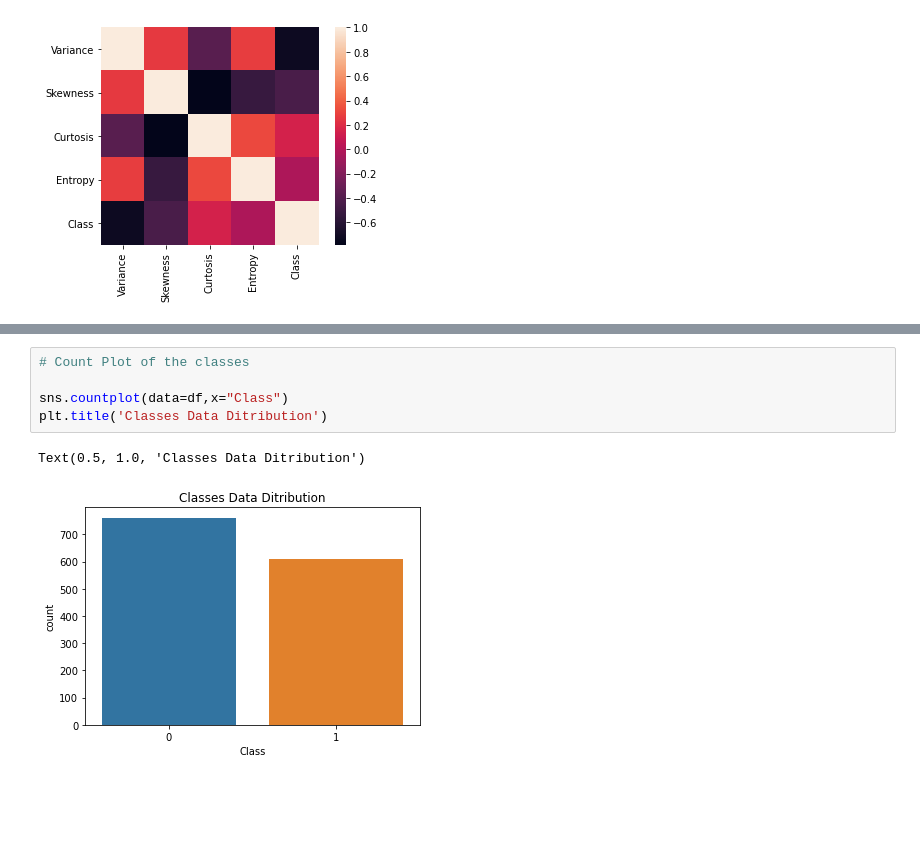
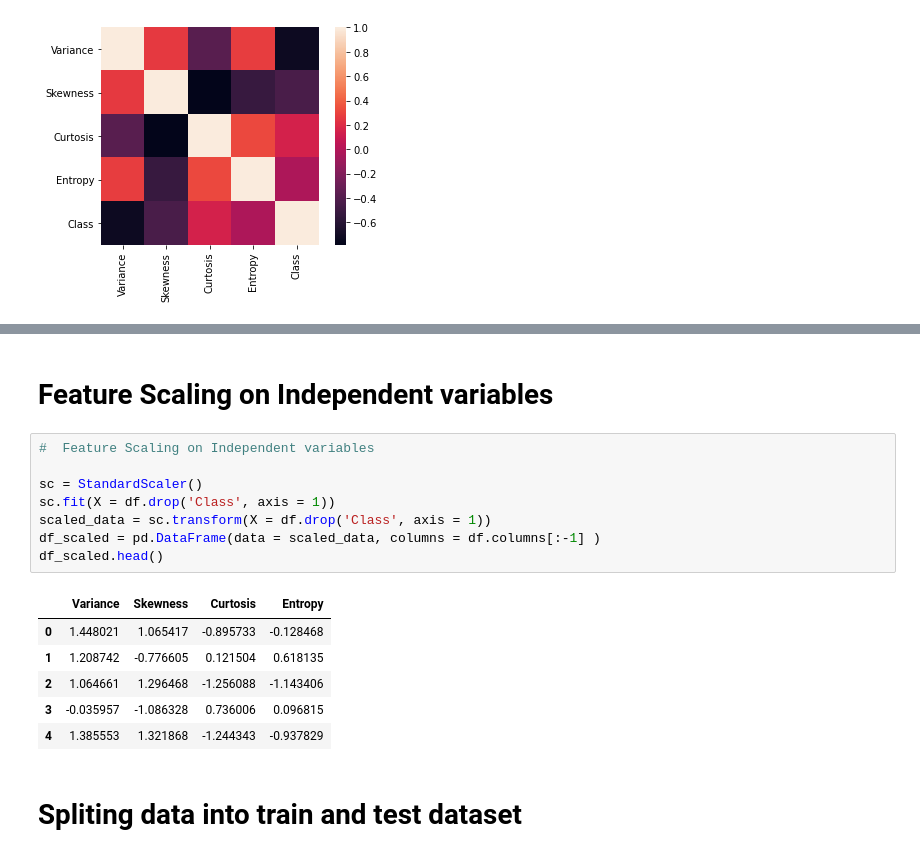
Before and after one commit to BITS-DS-MTECH-G41/ML-assignment-1, a Jupyter notebook: ML_ASSIGNMENT_GROUP41.ipynb, the cells around one changed output, grey strips where cells are left out. Cells and saved outputs as stored; diff of their text form; blank space fills up the shorter version.

```diff
--- a/ML_ASSIGNMENT_GROUP41.ipynb
+++ b/ML_ASSIGNMENT_GROUP41.ipynb
@@ -78,8 +104,19 @@ sns.pairplot(df,hue='Class');
-# %%
-# Count Plot of the classes
-
-sns.countplot(data=df,x="Class")
-plt.title('Classes Data Ditribution')
-# %% [output]
-Text(0.5, 1.0, 'Classes Data Ditribution')
-[figure, removed]
+# %% [markdown]
+#  Feature Scaling on Independent variables
+# %%
+#  Feature Scaling on Independent variables
+
+sc = StandardScaler()
+sc.fit(X = df.drop('Class', axis = 1))
+scaled_data = sc.transform(X = df.drop('Class', axis = 1))
+df_scaled = pd.DataFrame(data = scaled_data, columns = df.columns[:-1] )
+df_scaled.head()
+# %% [output]
+|  | Variance | Skewness | Curtosis | Entropy |
+| 0 | 1.448021 | 1.065417 | -0.895733 | -0.128468 |
+| 1 | 1.208742 | -0.776605 | 0.121504 | 0.618135 |
+| 2 | 1.064661 | 1.296468 | -1.256088 | -1.143406 |
+| 3 | -0.035957 | -1.086328 | 0.736006 | 0.096815 |
+| 4 | 1.385553 | 1.321868 | -1.244343 | -0.937829 |
+# %% [markdown]
+# Spliting data into train and test dataset
```
Also changed, not shown: parts of 20 cells of this notebook.
